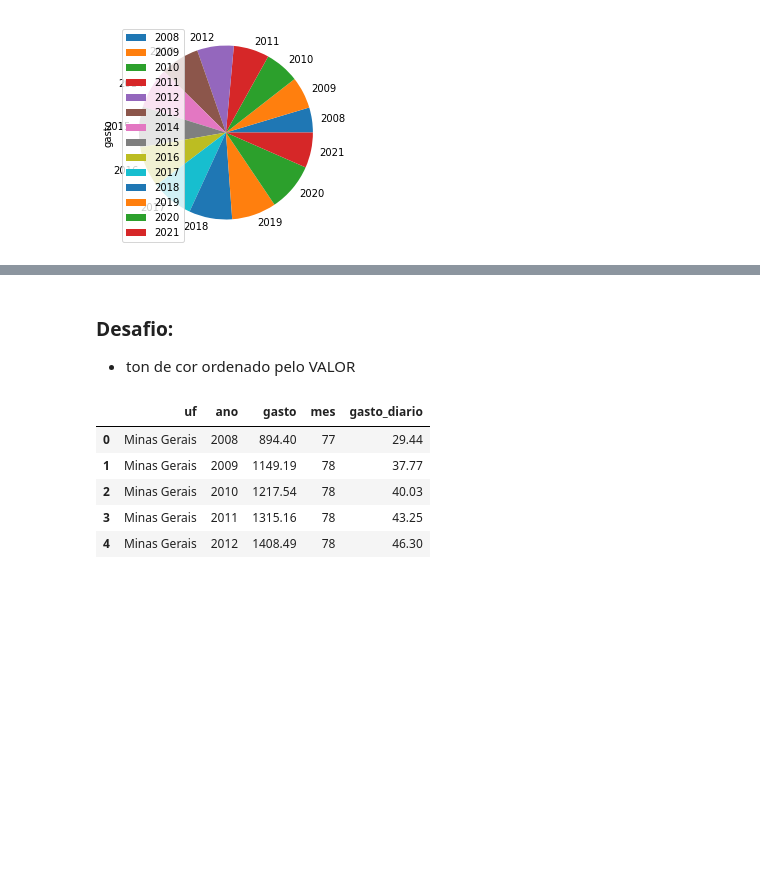
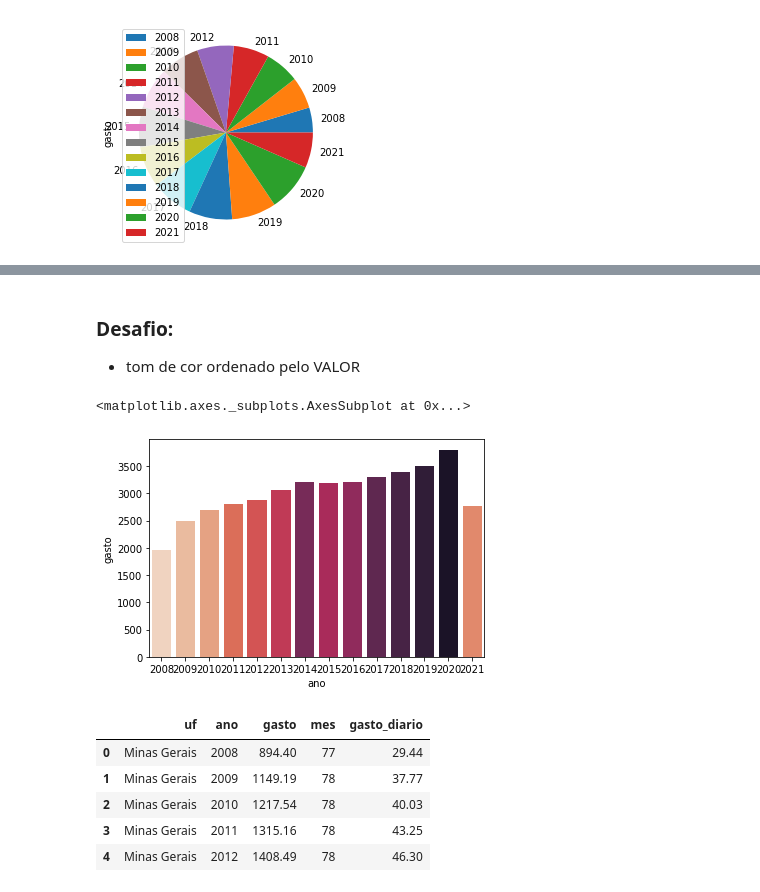
Before and after one commit to VitorFRodrigues/Data-Science-Bootcamp, a Jupyter notebook: Modulo02/Bootcamp_Datascience.ipynb, the cells around one changed output, grey strips where cells are left out. Cells and saved outputs as stored; diff of their text form; code cells hidden in the pictures; blank space fills up the shorter version.

```diff
--- a/Modulo02/Bootcamp_Datascience.ipynb
+++ b/Modulo02/Bootcamp_Datascience.ipynb
@@ -1566,6 +1568,23 @@ sns.barplot(data=gastos_por_ano, x=gastos_por_ano.index, y="gasto", palette=sns.
 # %% [markdown]
 ### Desafio:
-- ton de cor ordenado pelo VALOR
+- tom de cor ordenado pelo VALOR
+# %%
+cores_ordenadas = gastos_por_ano.sort_values(by='gasto', ascending=False)
+cores_ordenadas[['cores_A', 'cores_B', 'cores_C']] = np.array(sns.color_palette("rocket", 14))
+for gasto1 in gastos_por_ano['gasto']:
+  for gasto2 in cores_ordenadas['gasto']:
+    if gasto1 == gasto2:
+      gastos_por_ano[['cores_A', 'cores_B', 'cores_C']] = cores_ordenadas[['cores_A', 'cores_B', 'cores_C']]
+
+col_ordenado = gastos_por_ano[['cores_A', 'cores_B', 'cores_C']]
+
+sns.barplot(data=gastos_por_ano,
+            x=gastos_por_ano.index,
+            y="gasto",
+            palette=col_ordenado.to_numpy())
+# %% [output]
+<matplotlib.axes._subplots.AxesSubplot at 0x...>
+[figure, added]
 # %%
 estados = ["São Paulo", "Minas Gerais", "Pernambuco"]
 por_ano_dos_estados = mensal_aberto.query("uf in @estados").groupby(["uf", "ano"]).sum().reset_index()
```
Also changed, not shown: parts of 4 cells of this notebook.
